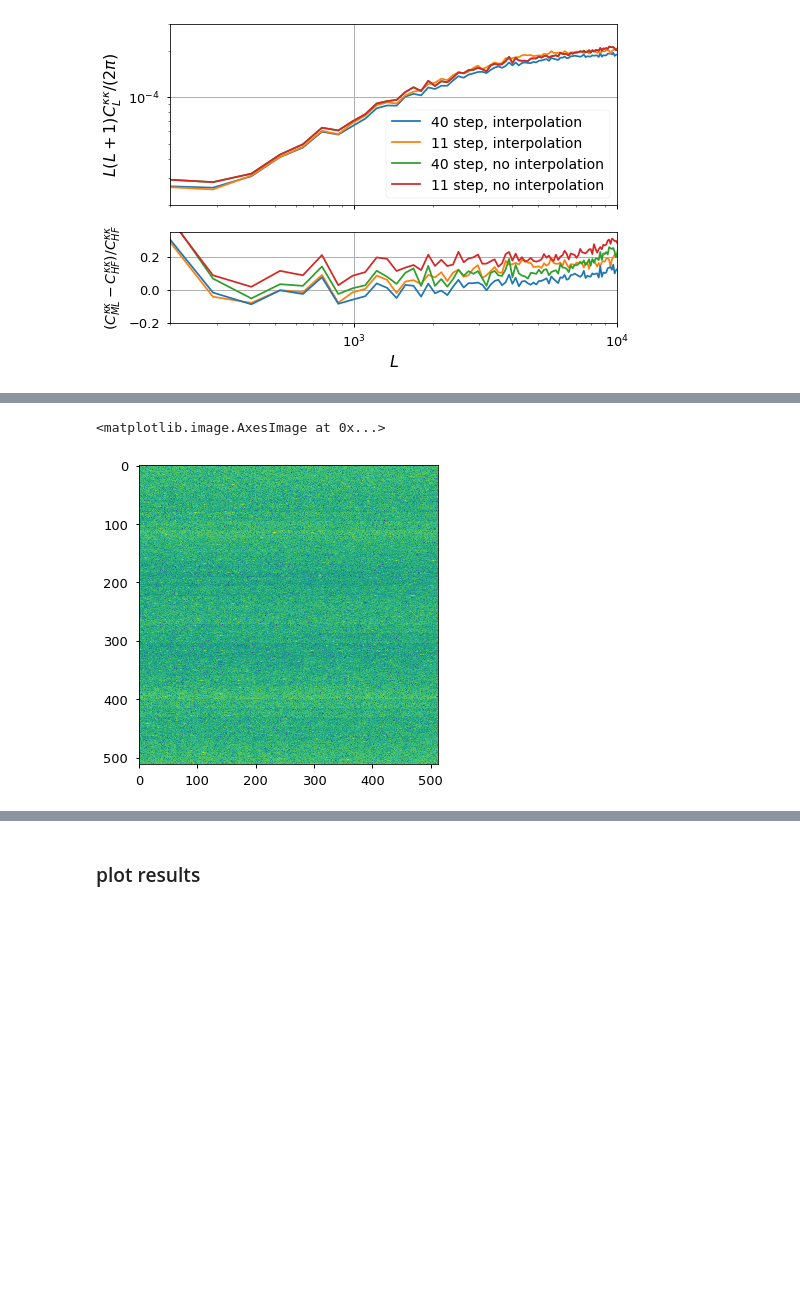
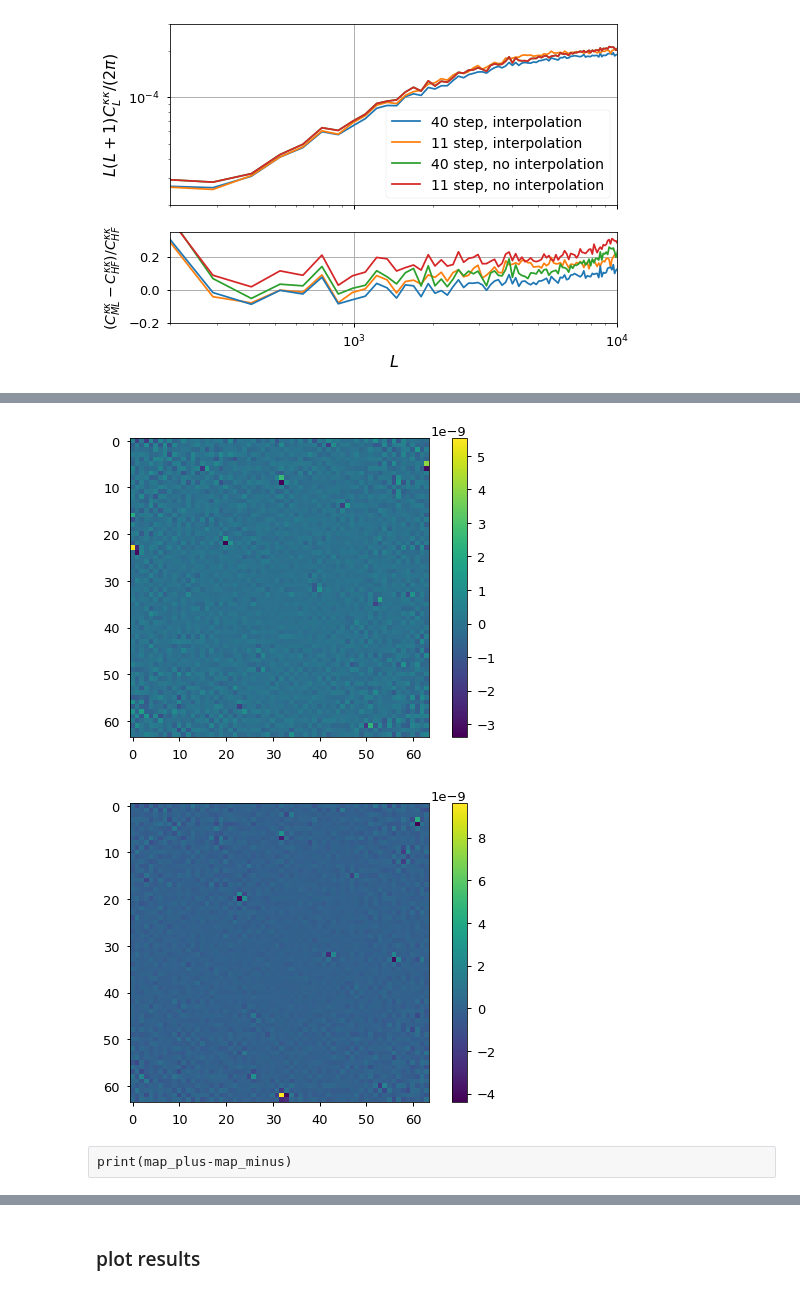
Before and after one commit to VMBoehm/MADLens, a Jupyter notebook: notebooks/PlotResults-publications.ipynb, the cells around one changed output, grey strips where cells are left out. Cells and saved outputs as stored; diff of their text form; code cells hidden in the pictures; blank space fills up the shorter version.

```diff
--- a/notebooks/PlotResults-publications.ipynb
+++ b/notebooks/PlotResults-publications.ipynb
@@ -591,0 +620,17 @@ jvp = np.load('/global/cscratch1/sd/vboehm/MADLensOutputs/0c627df/deriv_test0/ma
+# %%
+jvp_32 = np.load('/global/cscratch1/sd/vboehm/MADLensOutputs/23c8e24/deriv_test_32b_jvp0/maps/jvp_zsource10_map0_of1.npy')
+jvp_1 = np.load('/global/cscratch1/sd/vboehm/MADLensOutputs/9df26fc/deriv_test_1b_jvp0/maps/jvp_zsource10_map0_of1.npy')
+
+map_32 = np.load('/global/cscratch1/sd/vboehm/MADLensOutputs/23c8e24/deriv_test_32b_jvp0/maps/map_decon_zsource10_map0_of1.npy')
+map_1 = np.load('/global/cscratch1/sd/vboehm/MADLensOutputs/9df26fc/deriv_test_1b_jvp0/maps/map_decon_zsource10_map0_of1.npy')
+
+# jvp = np.load('/global/cscratch1/sd/vboehm/MADLensOutputs/93367f9/deriv_test_interp_vjp0/maps/jvp_zsource10_map0_of1.npy')
+# map_orig = np.load('/global/cscratch1/sd/vboehm/MADLensOutputs/445db8e/deriv_test_32_jvp0/maps/map_decon_zsource10_map0_of1.npy')
+# map_mod = np.load('/global/cscratch1/sd/vboehm/MADLensOutputs/23c8e24/deriv_test_32b_jvp0/maps/map_decon_zsource10_map0_of1.npy')
+# %%
+
+
+jvp_1 = np.load('/global/cscratch1/sd/vboehm/MADLensOutputs/908a0da/deriv_test_1_jvp0/maps/jvp_zsource10_map0_of1.npy')
+jvp = np.load('/global/cscratch1/sd/vboehm/MADLensOutputs/7d6971b/deriv_test_32_jvp0/maps/jvp_zsource10_map0_of1.npy')
+map_minus = np.load('/global/cscratch1/sd/vboehm/MADLensOutputs/7d6971b/deriv_test_32_minus0/maps/map_decon_zsource10_map0_of1.npy')
+map_plus = np.load('/global/cscratch1/sd/vboehm/MADLensOutputs/7d6971b/deriv_test_32_plus0/maps/map_decon_zsource10_map0_of1.npy')
@@ -592,11 +643,19 @@ jvp = np.load('/global/cscratch1/sd/vboehm/MADLensOutputs/0c627df/deriv_test0/ma
 # %%
-plt.imshow(np.log(abs(jvp.reshape(512,512))))
+plt.imshow(jvp.reshape(64,64))
+plt.colorbar()
+plt.show()
+
+plt.imshow(jvp_32.reshape(64,64))
+plt.colorbar()
+plt.show()
 ## test cases:
 # linear test
 # no displacement
 # disable replica
 # single rank (1 node)
 # lower resolution in lening map
 # %% [output]
-<matplotlib.image.AxesImage at 0x...>
-[figure, old version]
+[figure, new version]
+[figure, added]
+# %% [raw]
+print(map_plus-map_minus)
```
Also changed, not shown: parts of 14 cells of this notebook, 1 other file.
